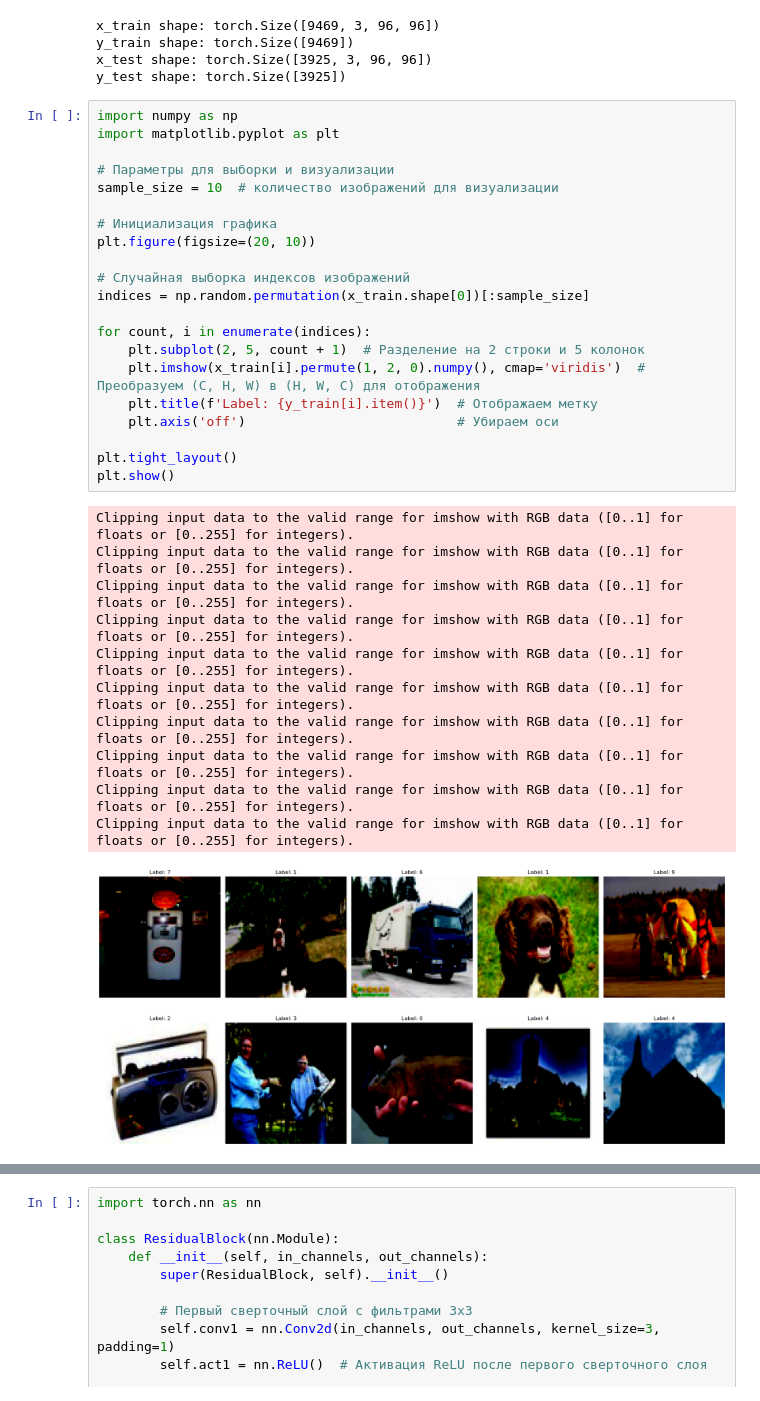
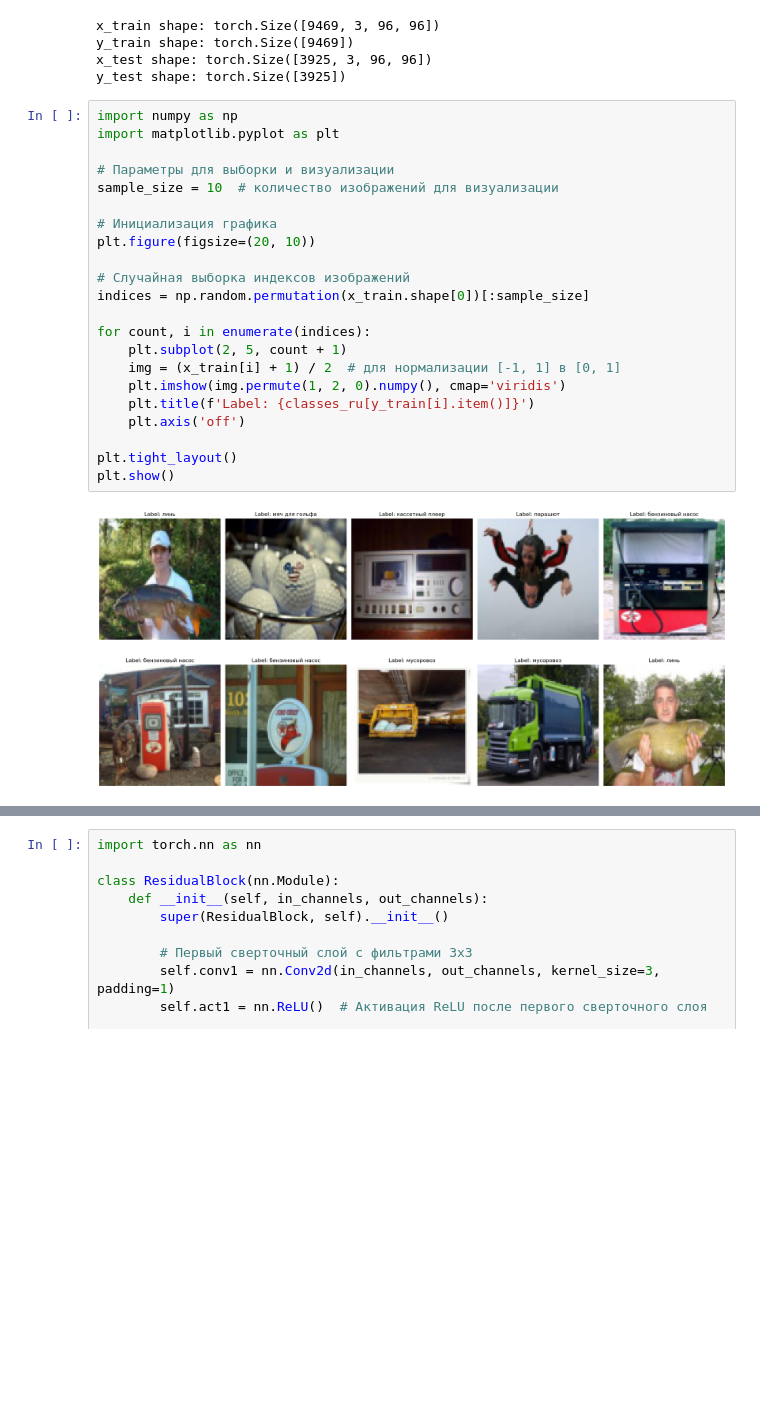
Before and after one commit to yasurev86/-ComputerVision, a Jupyter notebook: LR3.ipynb, the cells around one changed output, grey strips where cells are left out. Drawn from its saved outputs; the diff is of its cells as text; blank space fills up the shorter version.

```diff
--- a/LR3.ipynb
+++ b/LR3.ipynb
@@ -85,36 +114,27 @@ y_test shape: torch.Size([3925])
 # %%
 import numpy as np
 import matplotlib.pyplot as plt
 
 # Параметры для выборки и визуализации
 sample_size = 10  # количество изображений для визуализации
 
 # Инициализация графика
 plt.figure(figsize=(20, 10))
 
 # Случайная выборка индексов изображений
 indices = np.random.permutation(x_train.shape[0])[:sample_size]
 
 for count, i in enumerate(indices):
-    plt.subplot(2, 5, count + 1)  # Разделение на 2 строки и 5 колонок
-    plt.imshow(x_train[i].permute(1, 2, 0).numpy(), cmap='viridis')  # Преобразуем (C, H, W) в (H, W, C) для отображения
-    plt.title(f'Label: {y_train[i].item()}')  # Отображаем метку
-    plt.axis('off')                           # Убираем оси
+    plt.subplot(2, 5, count + 1)
+    img = (x_train[i] + 1) / 2  # для нормализации [-1, 1] в [0, 1]
+    plt.imshow(img.permute(1, 2, 0).numpy(), cmap='viridis')
+    plt.title(f'Label: {classes_ru[y_train[i].item()]}')
+    plt.axis('off')
 
 plt.tight_layout()
 plt.show()
 # %% [output]
-Clipping input data to the valid range for imshow with RGB data ([0..1] for floats or [0..255] for integers).
-Clipping input data to the valid range for imshow with RGB data ([0..1] for floats or [0..255] for integers).
-Clipping input data to the valid range for imshow with RGB data ([0..1] for floats or [0..255] for integers).
-Clipping input data to the valid range for imshow with RGB data ([0..1] for floats or [0..255] for integers).
-Clipping input data to the valid range for imshow with RGB data ([0..1] for floats or [0..255] for integers).
-Clipping input data to the valid range for imshow with RGB data ([0..1] for floats or [0..255] for integers).
-Clipping input data to the valid range for imshow with RGB data ([0..1] for floats or [0..255] for integers).
-Clipping input data to the valid range for imshow with RGB data ([0..1] for floats or [0..255] for integers).
-Clipping input data to the valid range for imshow with RGB data ([0..1] for floats or [0..255] for integers).
-Clipping input data to the valid range for imshow with RGB data ([0..1] for floats or [0..255] for integers).
-[figure, old version]
+[figure, new version]
 # %%
 # сколько изображений в трейне и тесте
 len(y_train), len(y_test)
```
Also changed, not shown: parts of 6 cells of this notebook.
